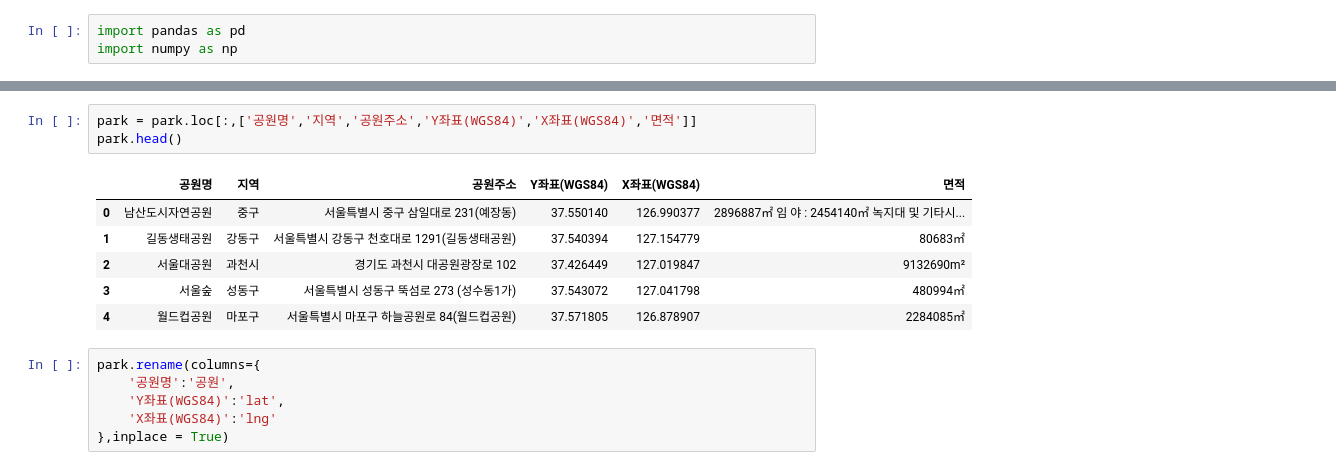
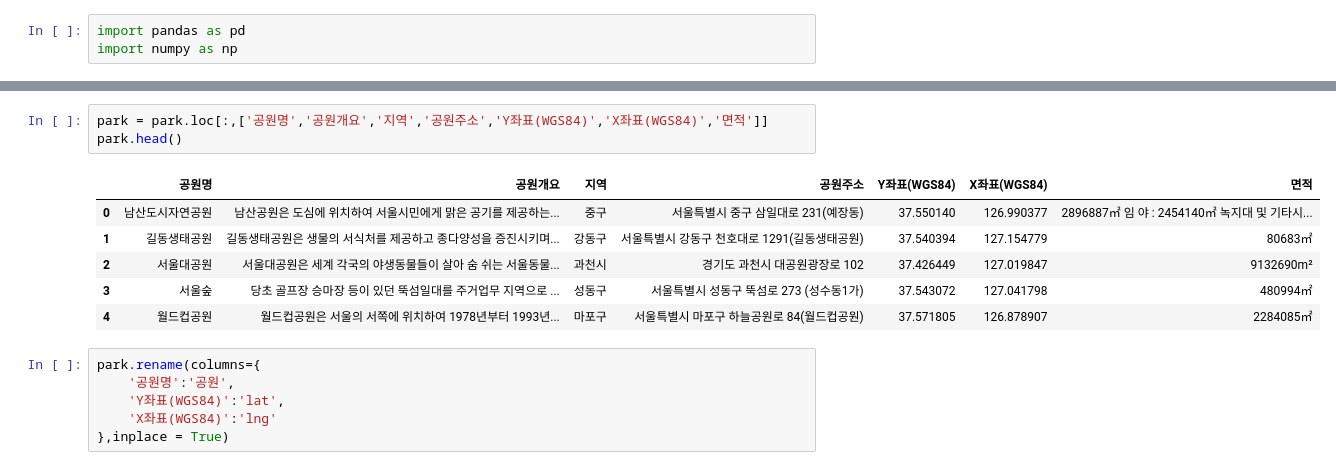
Before and after one commit to beegramin9/Python-DataScience-Hoseo-ProjectData, a Jupyter notebook: Ch2_공원/1_공원.ipynb, the cells around one changed output, grey strips where cells are left out. Saved outputs shown, nothing was run; the diff lists cells and outputs as text.

```diff
--- a/Ch2_공원/1_공원.ipynb
+++ b/Ch2_공원/1_공원.ipynb
@@ -11,15 +11,15 @@ park.head(1)
 |  | 공원번호 | 공원명 | 공원개요 | 면적 | 개원일 | 주요시설 | 주요식물 | 안내도 | 오시는길 | 이용시참고사항 | 이미지 | ... |
 | 0 | 1 | 남산도시자연공원 | 남산공원은 도심에 위치하여 서울시민에게 맑은 공기를 제공하는... | 2896887㎡ 임 야 : 2454140㎡ 녹지대 및 기타시... | 1968.9.10 | 기반시설 : 광장 45950㎡ 도로 108530㎡ 산책로 6... | 소나무 단풍 아카시아 상수리나무 등 191종 2881870주 | http://parks.seoul.go.kr/upload/s... | 명동역(남산케이블카 와룡묘 서울애니메이션센터 방면) 도보 명... | 남산공원 차량통행 금지안내 2005년 5월 1일부터 남산공원... | http://parks.seoul.go.kr/file/inf... | ... |
 # %%
-park = park.loc[:,['공원명','지역','공원주소','Y좌표(WGS84)','X좌표(WGS84)','면적']]
+park = park.loc[:,['공원명','공원개요','지역','공원주소','Y좌표(WGS84)','X좌표(WGS84)','면적']]
 park.head()
 # %% [output]
-|  | 공원명 | 지역 | 공원주소 | Y좌표(WGS84) | X좌표(WGS84) | 면적 |
-| 0 | 남산도시자연공원 | 중구 | 서울특별시 중구 삼일대로 231(예장동) | 37.550140 | 126.990377 | 2896887㎡ 임 야 : 2454140㎡ 녹지대 및 기타시... |
-| 1 | 길동생태공원 | 강동구 | 서울특별시 강동구 천호대로 1291(길동생태공원) | 37.540394 | 127.154779 | 80683㎡ |
-| 2 | 서울대공원 | 과천시 | 경기도 과천시 대공원광장로 102 | 37.426449 | 127.019847 | 9132690m² |
-| 3 | 서울숲 | 성동구 | 서울특별시 성동구 뚝섬로 273 (성수동1가) | 37.543072 | 127.041798 | 480994㎡ |
-| 4 | 월드컵공원 | 마포구 | 서울특별시 마포구 하늘공원로 84(월드컵공원) | 37.571805 | 126.878907 | 2284085㎡ |
+|  | 공원명 | 공원개요 | 지역 | 공원주소 | Y좌표(WGS84) | X좌표(WGS84) | 면적 |
+| 0 | 남산도시자연공원 | 남산공원은 도심에 위치하여 서울시민에게 맑은 공기를 제공하는... | 중구 | 서울특별시 중구 삼일대로 231(예장동) | 37.550140 | 126.990377 | 2896887㎡ 임 야 : 2454140㎡ 녹지대 및 기타시... |
+| 1 | 길동생태공원 | 길동생태공원은 생물의 서식처를 제공하고 종다양성을 증진시키며... | 강동구 | 서울특별시 강동구 천호대로 1291(길동생태공원) | 37.540394 | 127.154779 | 80683㎡ |
+| 2 | 서울대공원 | 서울대공원은 세계 각국의 야생동물들이 살아 숨 쉬는 서울동물... | 과천시 | 경기도 과천시 대공원광장로 102 | 37.426449 | 127.019847 | 9132690m² |
+| 3 | 서울숲 | 당초 골프장 승마장 등이 있던 뚝섬일대를 주거업무 지역으로 ... | 성동구 | 서울특별시 성동구 뚝섬로 273 (성수동1가) | 37.543072 | 127.041798 | 480994㎡ |
+| 4 | 월드컵공원 | 월드컵공원은 서울의 서쪽에 위치하여 1978년부터 1993년... | 마포구 | 서울특별시 마포구 하늘공원로 84(월드컵공원) | 37.571805 | 126.878907 | 2284085㎡ |
 # %%
 park.rename(columns={
     '공원명':'공원',
```
Also changed, not shown: parts of 21 cells of this notebook, 2 other files.
